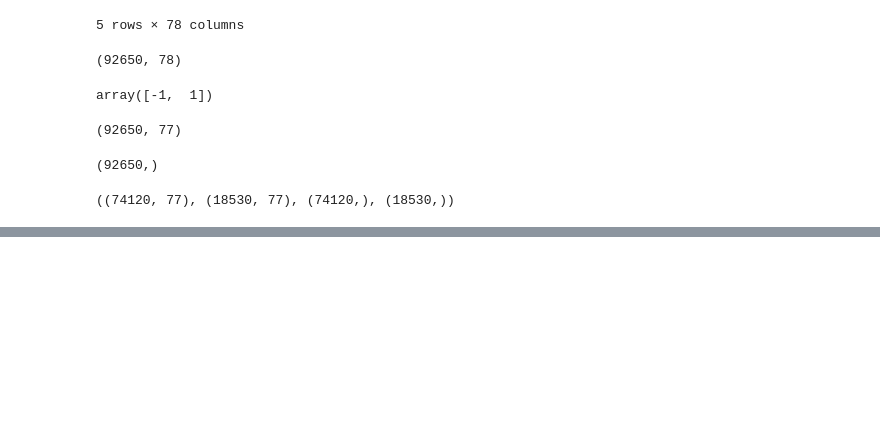
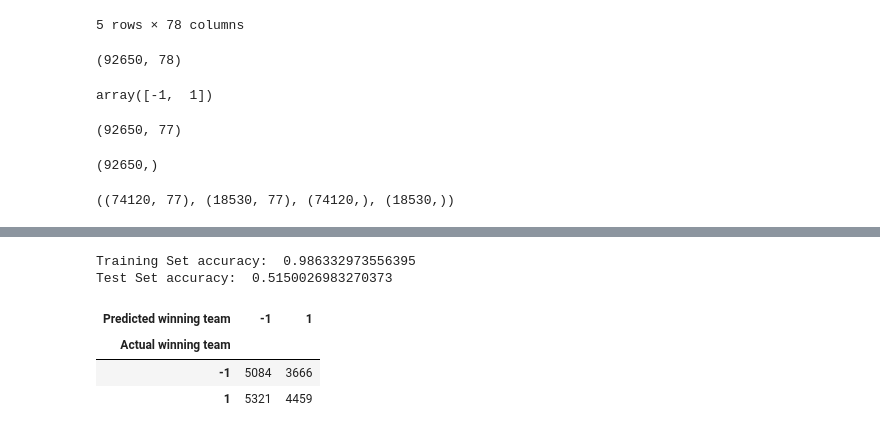
Before and after one commit to srividhyaprakash/Dota2-ML-UCI-ML-Repo, a Jupyter notebook: Dota 2 Notebook.ipynb, the cells around one changed output, grey strips where cells are left out. Cells and saved outputs as stored; diff of their text form; code cells hidden in the pictures; blank space fills up the shorter version.

```diff
--- a/Dota 2 Notebook.ipynb
+++ b/Dota 2 Notebook.ipynb
@@ -831,0 +899,19 @@ Test Set accuracy:  0.5464651915812196
+# %%
+#Baseline for BaggingClassifier
+model = BaggingClassifier(n_jobs=-1)
+model.fit(trainX_df, trainY_df)
+acc_score_train = metrics.accuracy_score(trainY_df, model.predict(trainX_df))
+print("Training Set accuracy: ", acc_score_train)
+
+preds = model.predict(testX_df)
+acc_score = metrics.accuracy_score(testY_df, preds)
+print("Test Set accuracy: ", acc_score)
+
+pd.crosstab(testY_df, preds, rownames=['Actual winning team'], colnames=['Predicted winning team'])
+# %% [output]
+Training Set accuracy:  0.986332973556395
+Test Set accuracy:  0.5150026983270373
+| Predicted winning team | -1 | 1 |
+| Actual winning team |  |  |
+| -1 | 5084 | 3666 |
+| 1 | 5321 | 4459 |
```
Also changed, not shown: parts of 23 cells of this notebook, 2 other files.
